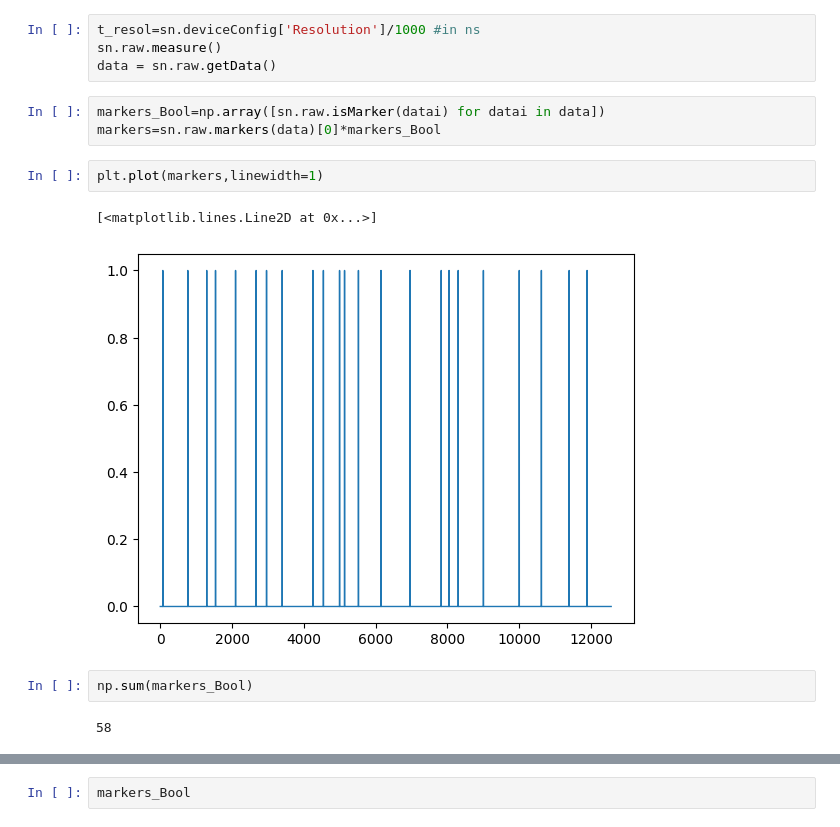
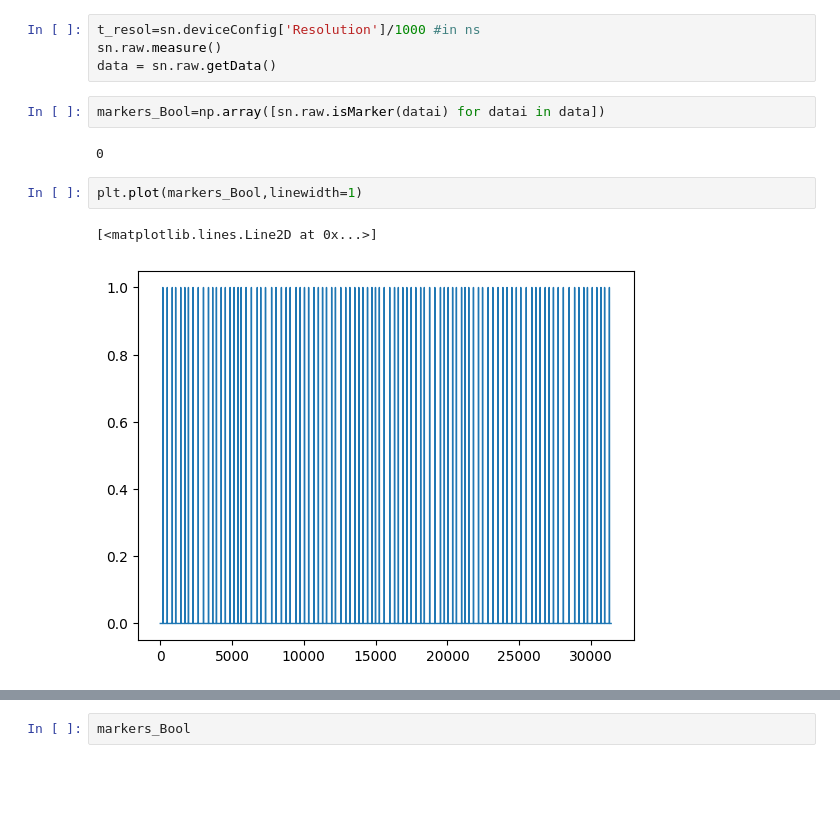
Before and after one commit to MikelElorza/Data-analysis, a Jupyter notebook: Narrow field/Imaging/Imaging_with_markers.ipynb, the cells around one changed output, grey strips where cells are left out. Drawn from its saved outputs; the diff is of its cells as text; blank space fills up the shorter version.

```diff
--- a/Narrow field/Imaging/Imaging_with_markers.ipynb
+++ b/Narrow field/Imaging/Imaging_with_markers.ipynb
@@ -27,13 +27,10 @@ sn.raw.measure()
 data = sn.raw.getData()
 # %%
 markers_Bool=np.array([sn.raw.isMarker(datai) for datai in data])
-markers=sn.raw.markers(data)[0]*markers_Bool
+# %% [output]
+0
 # %%
-plt.plot(markers,linewidth=1)
+plt.plot(markers_Bool,linewidth=1)
 # %% [output]
 [<matplotlib.lines.Line2D at 0x...>]
-[figure, old version]
+[figure, new version]
-# %%
-np.sum(markers_Bool)
-# %% [output]
-58
```
Also changed, not shown: parts of 2 cells of this notebook.
